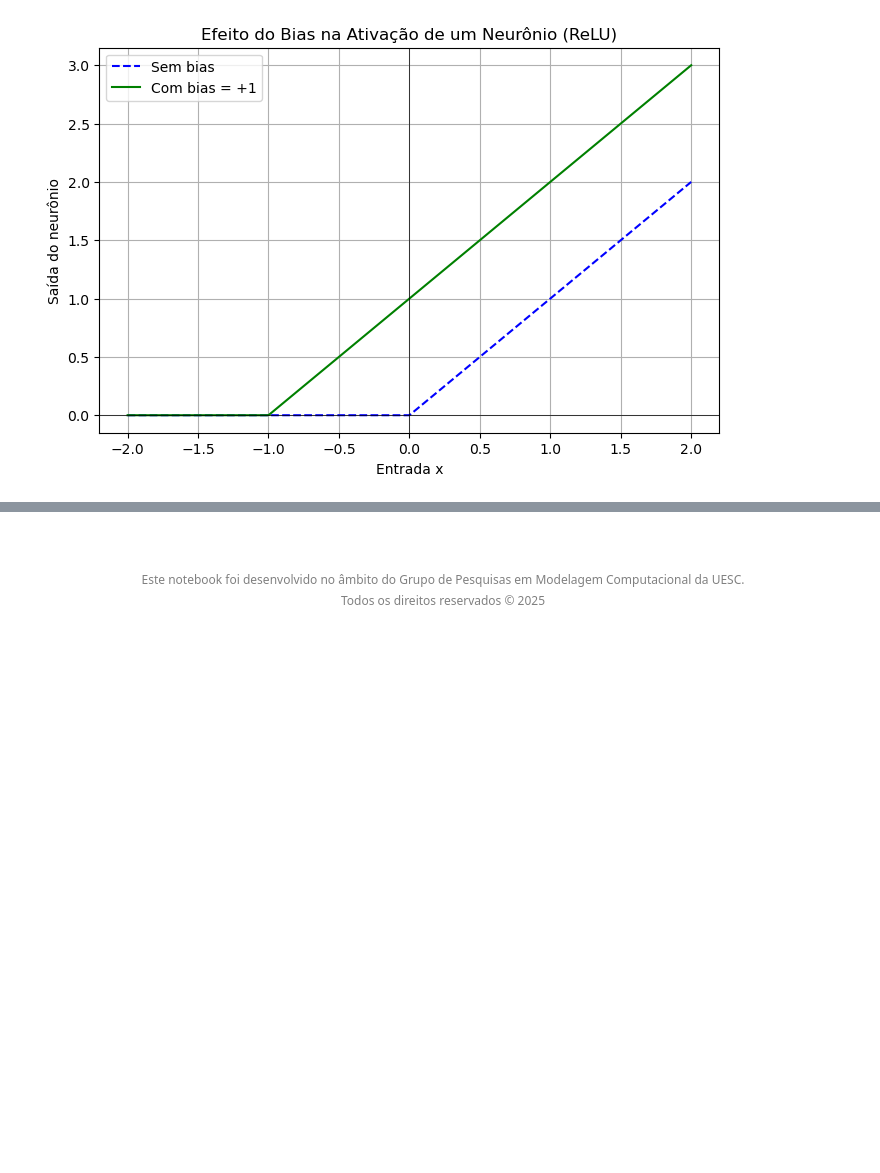
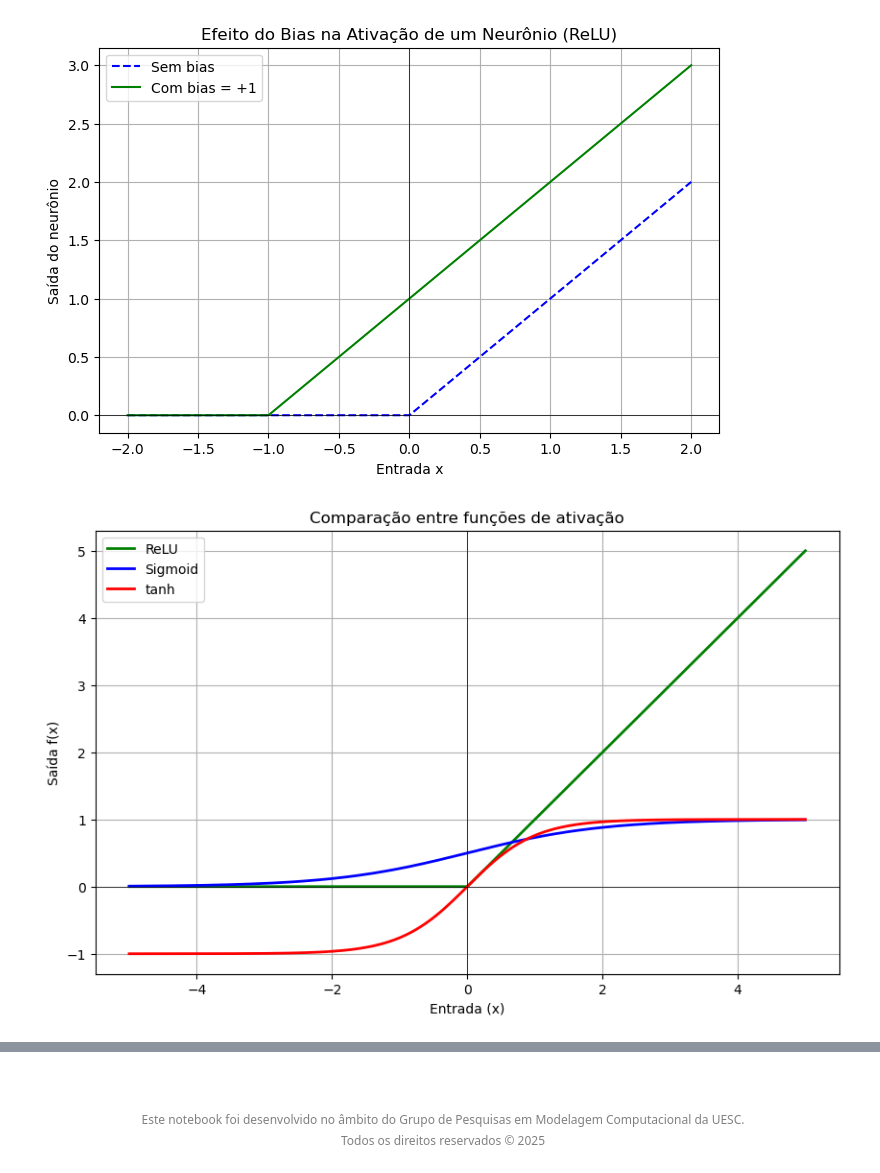
Before and after one commit to Edwards1969/site-aulas-uesc, a Jupyter notebook: CET000/AULAS/Aula_1-0_Redes_Neurais_Apresentacao.ipynb, the cells around one changed output, grey strips where cells are left out. Saved outputs shown, nothing was run; the diff lists cells and outputs as text; code cells hidden in the pictures; blank space fills up the shorter version.

```diff
--- a/CET000/AULAS/Aula_1-0_Redes_Neurais_Apresentacao.ipynb
+++ b/CET000/AULAS/Aula_1-0_Redes_Neurais_Apresentacao.ipynb
@@ -337,3 +337,31 @@ plt.grid(True)
 plt.show()
 # %% [output]
 [figure]
+# %%
+import numpy as np
+import matplotlib.pyplot as plt
+
+x = np.linspace(-5, 5, 400)
+
+relu = lambda x: np.maximum(0, x)
+sigmoid = lambda x: 1 / (1 + np.exp(-x))
+tanh = lambda x: np.tanh(x)
+
+y_relu = relu(x)
+y_sigmoid = sigmoid(x)
+y_tanh = tanh(x)
+
+plt.figure(figsize=(10, 6))
+plt.plot(x, y_relu, label='ReLU', linewidth=2, color='green')
+plt.plot(x, y_sigmoid, label='Sigmoid', linewidth=2, color='blue')
+plt.plot(x, y_tanh, label='tanh', linewidth=2, color='red')
+plt.title("Comparação entre funções de ativação")
+plt.xlabel("Entrada (x)")
+plt.ylabel("Saída f(x)")
+plt.grid(True)
+plt.legend()
+plt.axhline(0, color='black', linewidth=0.5)
+plt.axvline(0, color='black', linewidth=0.5)
+plt.show()
+# %% [output]
+[figure, added]
```
Also changed, not shown: parts of 1 cell of this notebook, 10 other files.
